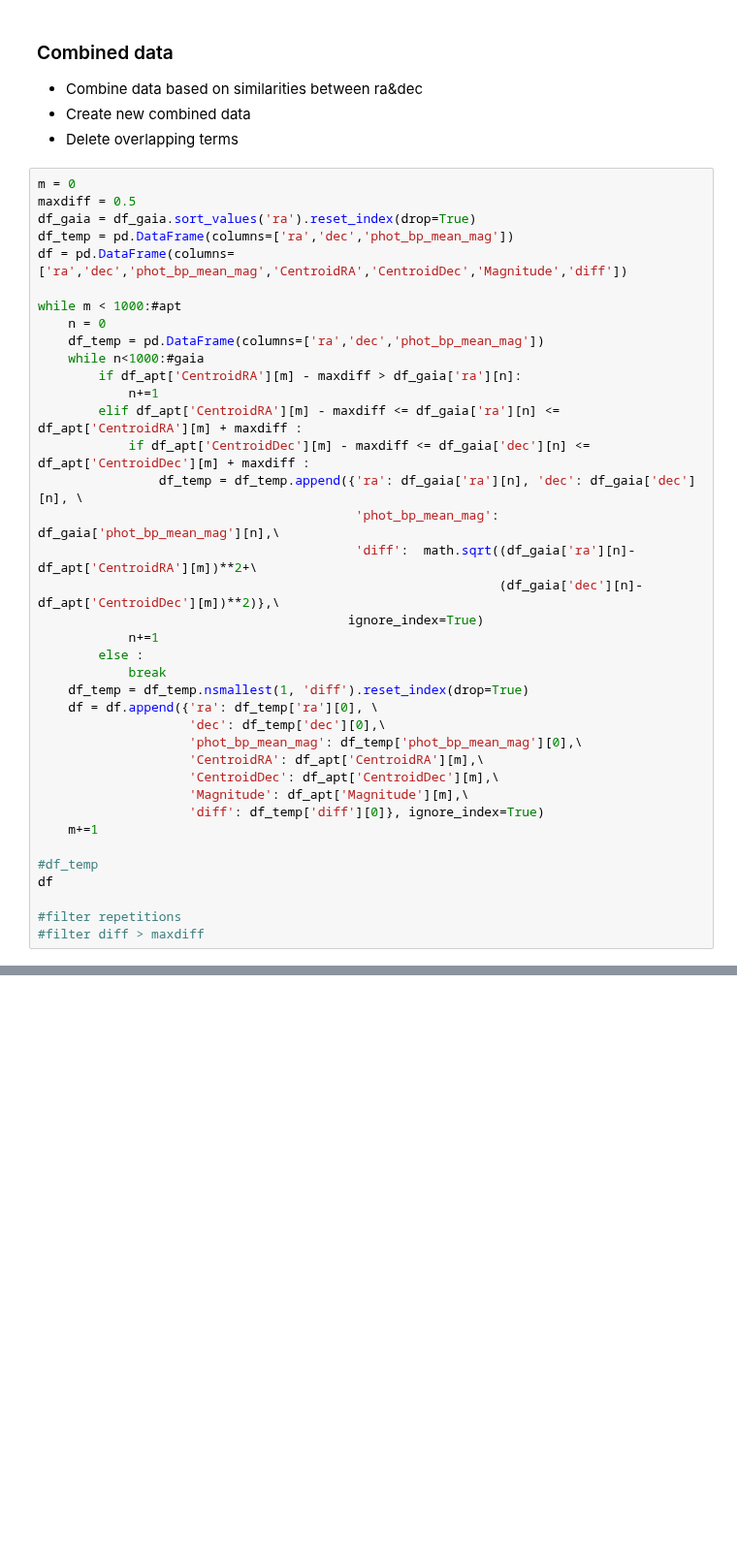
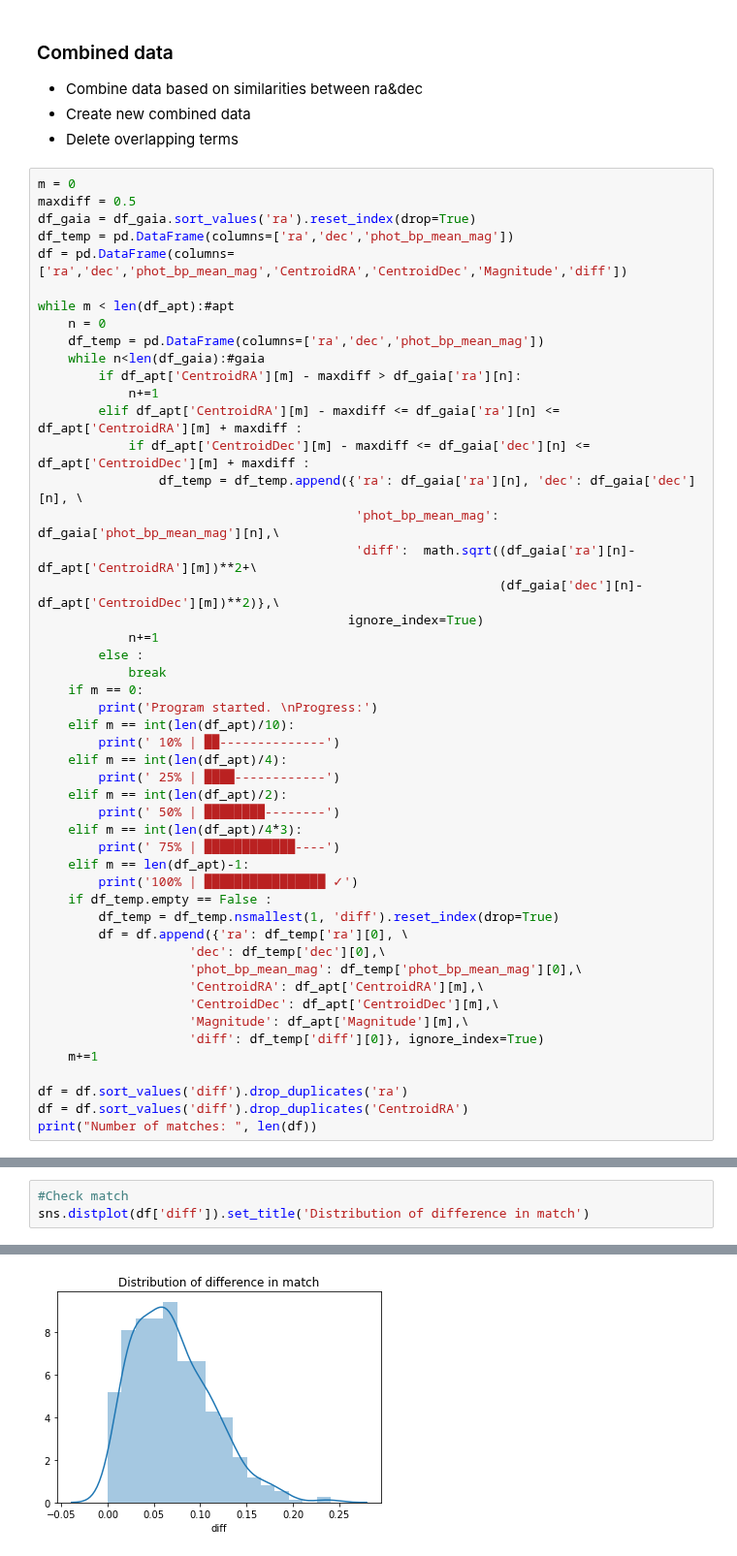
Before and after one commit to oliang2000/yerkes-plate-digitization, a Jupyter notebook: DataMatching.ipynb, the cells around one changed output, grey strips where cells are left out. Shown at 97% size. Drawn from its saved outputs; the diff is of its cells as text; blank space fills up the shorter version.

Commit message:
Updated figure display; fixed ra/dec figure problem

```diff
--- a/DataMatching.ipynb
+++ b/DataMatching.ipynb
@@ -47,10 +48,10 @@ df_gaia = df_gaia.sort_values('ra').reset_index(drop=True)
 df_temp = pd.DataFrame(columns=['ra','dec','phot_bp_mean_mag'])
 df = pd.DataFrame(columns=['ra','dec','phot_bp_mean_mag','CentroidRA','CentroidDec','Magnitude','diff'])
 
-while m < 1000:#apt
+while m < len(df_apt):#apt
     n = 0
     df_temp = pd.DataFrame(columns=['ra','dec','phot_bp_mean_mag'])
-    while n<1000:#gaia
+    while n<len(df_gaia):#gaia
         if df_apt['CentroidRA'][m] - maxdiff > df_gaia['ra'][n]:
             n+=1
         elif df_apt['CentroidRA'][m] - maxdiff <= df_gaia['ra'][n] <= df_apt['CentroidRA'][m] + maxdiff :
@@ -63,8 +64,21 @@ while m < 1000:#apt
             n+=1
         else :
             break
-    df_temp = df_temp.nsmallest(1, 'diff').reset_index(drop=True)
-    df = df.append({'ra': df_temp['ra'][0], \
+    if m == 0:
+        print('Program started. \nProgress:')
+    elif m == int(len(df_apt)/10):
+        print(' 10% | ██--------------')
+    elif m == int(len(df_apt)/4):
+        print(' 25% | ████------------')
+    elif m == int(len(df_apt)/2):
+        print(' 50% | ████████--------')
+    elif m == int(len(df_apt)/4*3):
+        print(' 75% | ████████████----')
+    elif m == len(df_apt)-1:
+        print('100% | ████████████████ ✓')
+    if df_temp.empty == False :
+        df_temp = df_temp.nsmallest(1, 'diff').reset_index(drop=True)
+        df = df.append({'ra': df_temp['ra'][0], \
                     'dec': df_temp['dec'][0],\
                     'phot_bp_mean_mag': df_temp['phot_bp_mean_mag'][0],\
                     'CentroidRA': df_apt['CentroidRA'][m],\
@@ -73,9 +87,7 @@ while m < 1000:#apt
                     'diff': df_temp['diff'][0]}, ignore_index=True)
     m+=1
 
-#df_temp
-df
-
-#filter repetitions
-#filter diff > maxdiff
+df = df.sort_values('diff').drop_duplicates('ra')
+df = df.sort_values('diff').drop_duplicates('CentroidRA')
+print("Number of matches: ", len(df))
 # %% [output]
@@ -132,0 +102,4 @@ df
+# %%
+#Check match
+sns.distplot(df['diff']).set_title('Distribution of difference in match')
+# %% [output]
@@ -132,0 +107 @@ df
+[figure, added]
```
Also changed, not shown: parts of 10 cells of this notebook.
